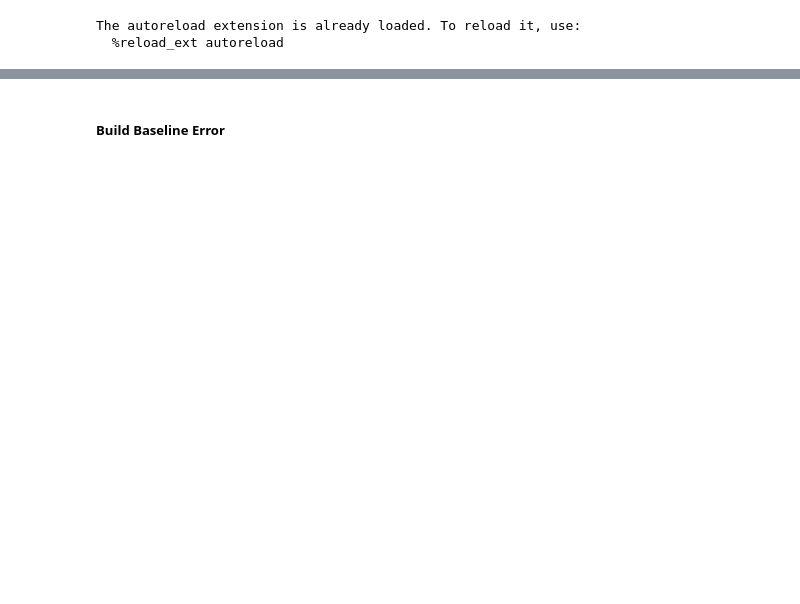
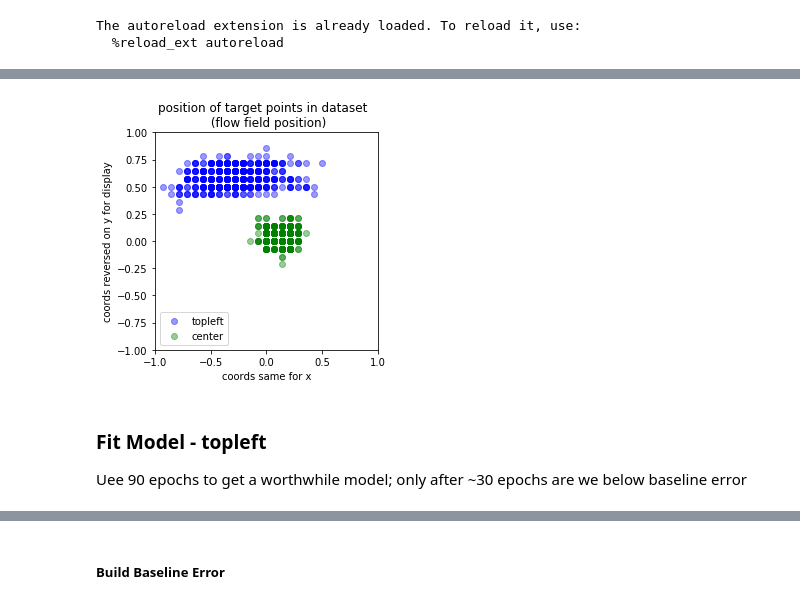
Before and after one commit to sutt/fastai-tutorial, a Jupyter notebook: tut_multitask_3.ipynb, the cells around one changed output, grey strips where cells are left out. Cells and saved outputs as stored; diff of their text form; code cells hidden in the pictures; blank space fills up the shorter version.

```diff
--- a/tut_multitask_3.ipynb
+++ b/tut_multitask_3.ipynb
@@ -75,2 +78,3 @@ dl_2         = db_2.dataloaders(df)
 # %%
 y_p2 = torch.cat([_y for _x, _y in dl_2.train])
+ys   = [y_p2[:,0], y_p2[:,1]]
@@ -110,0 +81,8 @@ learn.save('pt3_topleft_1')
+# %%
+img_pt_plot(ys=ys,
+           legend= ('topleft',  'center'))
+# %% [output]
+[figure, added]
+# %% [markdown]
+### Fit Model - topleft
+Uee 90 epochs to get a worthwhile model; only after ~30 epochs are we below baseline error
```
Also changed, not shown: parts of 67 cells of this notebook, 9 other files.
